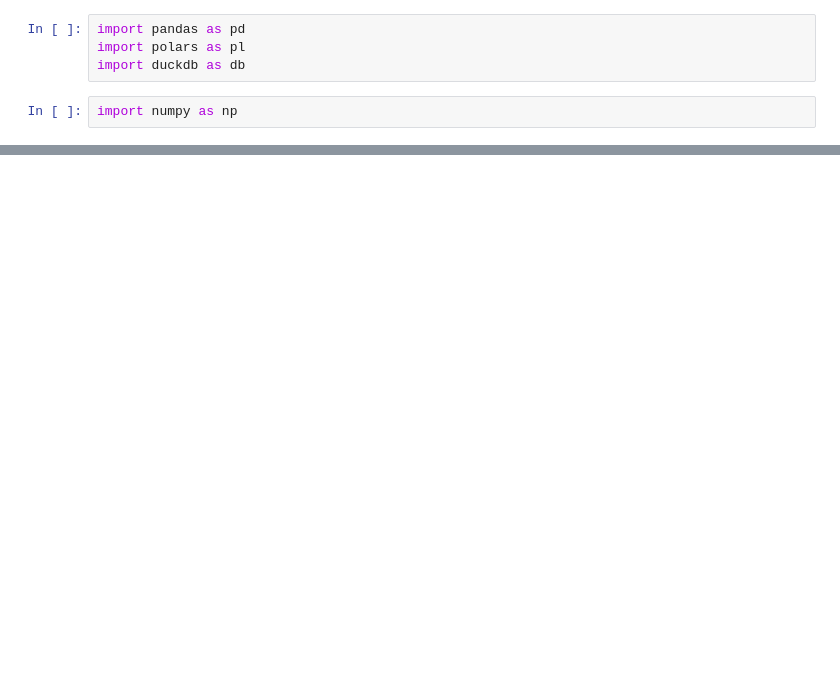
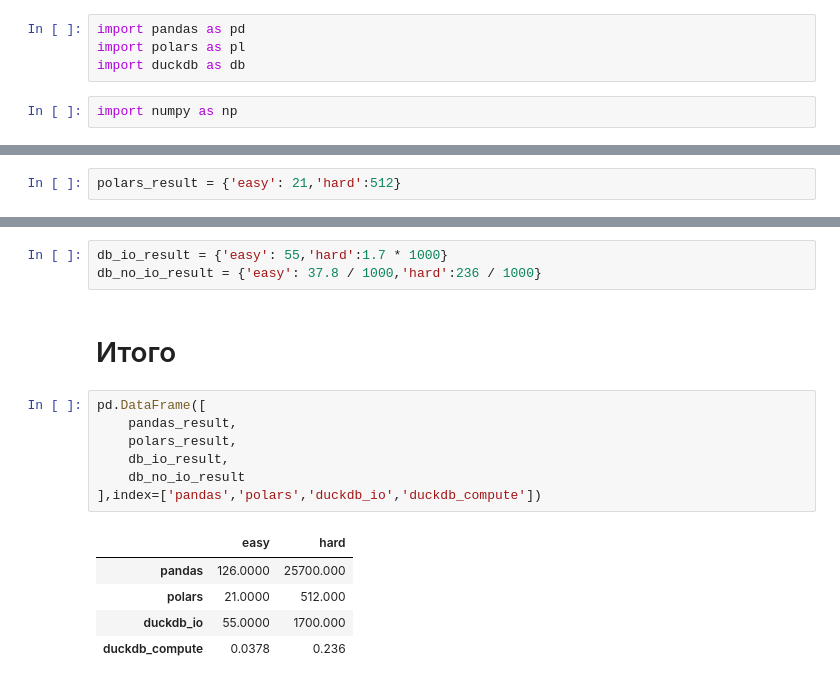
Before and after one commit to charubaiel/workshops, a Jupyter notebook: AwesomeArrow/speedtest.ipynb, the cells around one changed output, grey strips where cells are left out. Cells and saved outputs as stored; diff of their text form; blank space fills up the shorter version.

```diff
--- a/AwesomeArrow/speedtest.ipynb
+++ b/AwesomeArrow/speedtest.ipynb
@@ -82,0 +89,2 @@ df_db.query('''
+# %%
+polars_result = {'easy': 21,'hard':512}
@@ -82,0 +238,18 @@ df_db.query('''
+# %%
+db_io_result = {'easy': 55,'hard':1.7 * 1000}
+db_no_io_result = {'easy': 37.8 / 1000,'hard':236 / 1000}
+# %% [markdown]
+# Итого
+# %%
+pd.DataFrame([
+    pandas_result,
+    polars_result,
+    db_io_result,
+    db_no_io_result
+],index=['pandas','polars','duckdb_io','duckdb_compute'])
+# %% [output]
+|  | easy | hard |
+| pandas | 126.0000 | 25700.000 |
+| polars | 21.0000 | 512.000 |
+| duckdb_io | 55.0000 | 1700.000 |
+| duckdb_compute | 0.0378 | 0.236 |
```
Also changed, not shown: parts of 38 cells of this notebook.
